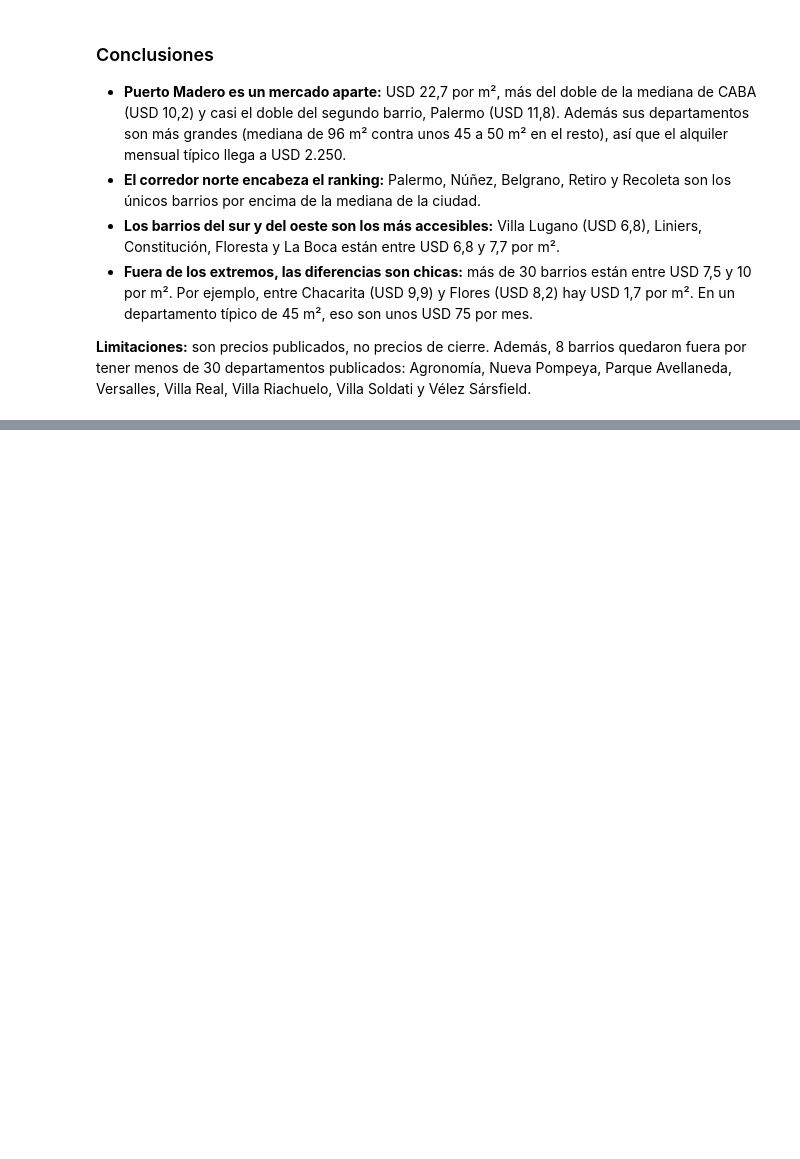
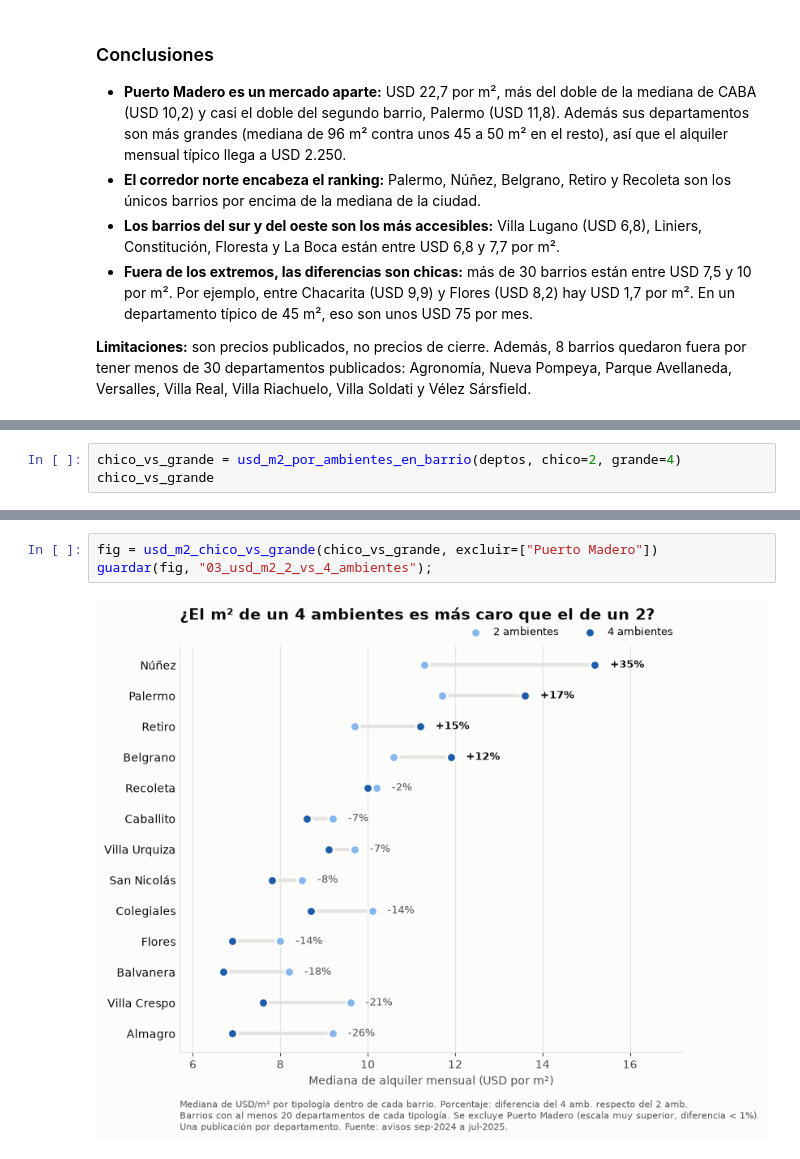
Before and after one commit to magaliorellana01/radar-inmobiliario-caba, a Jupyter notebook: notebooks/02_analisis.ipynb, the cells around one changed output, grey strips where cells are left out. Cells and saved outputs as stored; diff of their text form; blank space fills up the shorter version.

```diff
--- a/notebooks/02_analisis.ipynb
+++ b/notebooks/02_analisis.ipynb
@@ -78,0 +115,3 @@ guardar(fig, "01_usd_m2_por_barrio");
+# %%
+chico_vs_grande = usd_m2_por_ambientes_en_barrio(deptos, chico=2, grande=4)
+chico_vs_grande
@@ -78,0 +135,5 @@ guardar(fig, "01_usd_m2_por_barrio");
+# %%
+fig = usd_m2_chico_vs_grande(chico_vs_grande, excluir=["Puerto Madero"])
+guardar(fig, "03_usd_m2_2_vs_4_ambientes");
+# %% [output]
+[figure, added]
```
Also changed, not shown: parts of 7 cells of this notebook, 2 other files.
